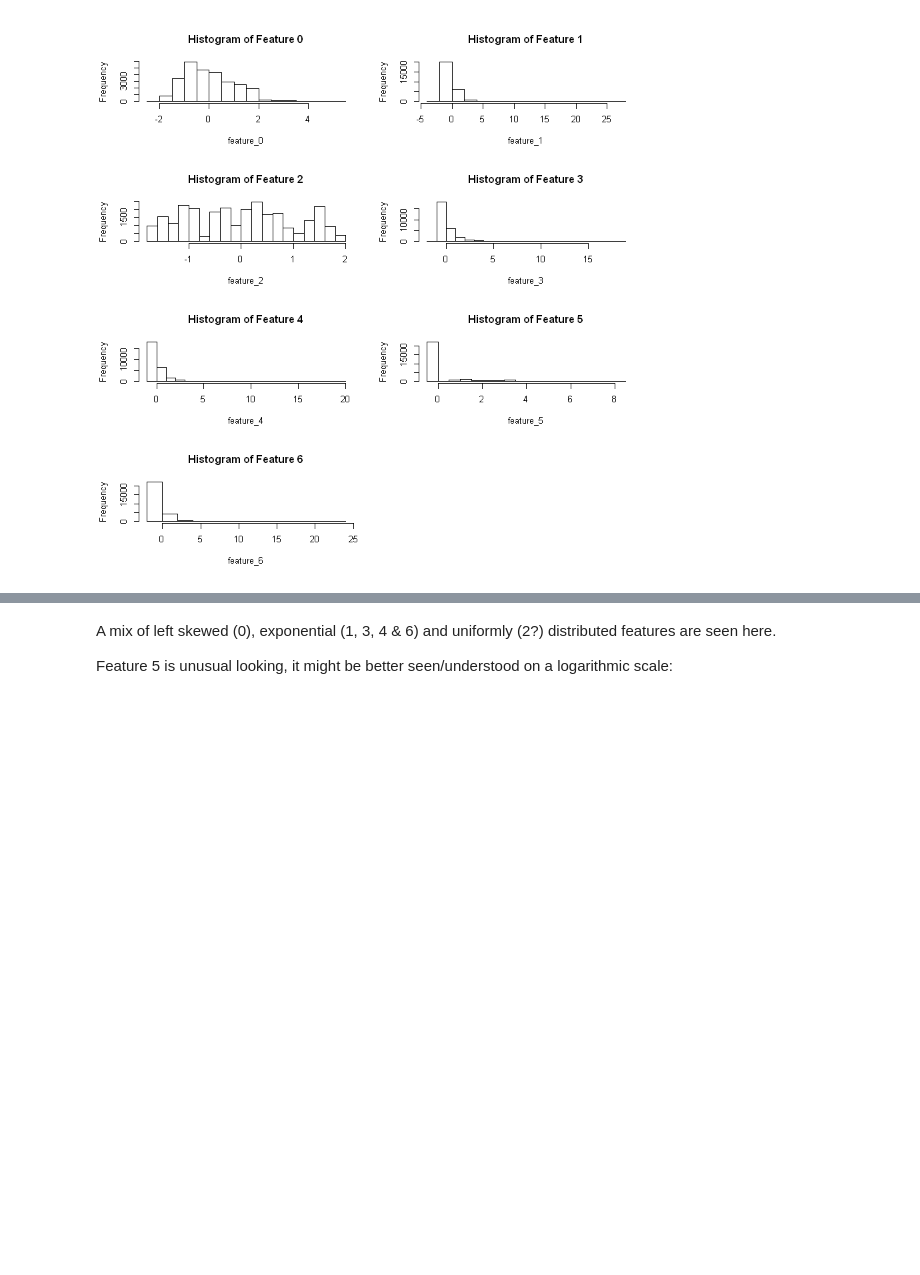
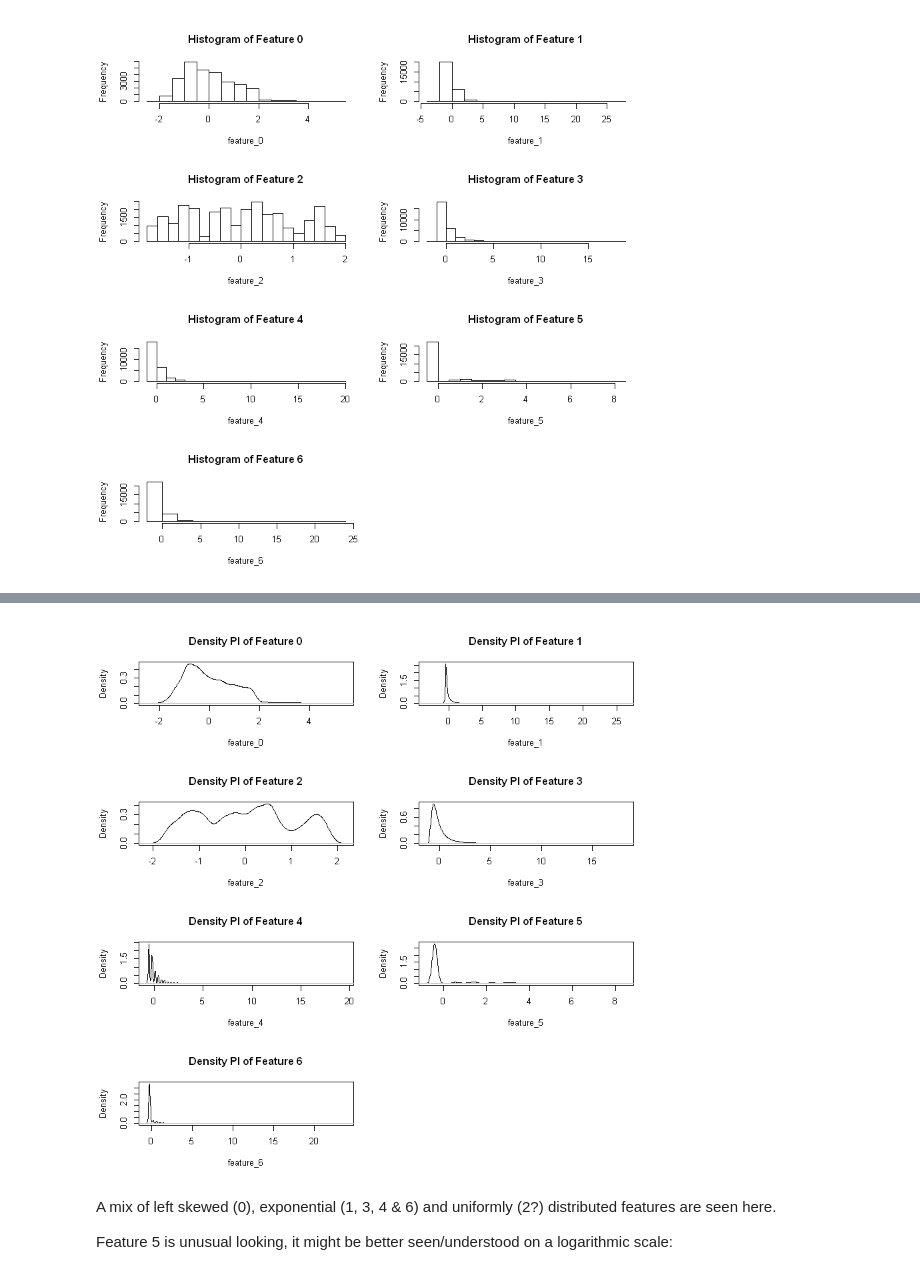
Before and after one commit to 20spaghetti/Customer-Churn-Prediction, a Jupyter notebook: Customer Churn Prediction.ipynb, the cells around one changed output, grey strips where cells are left out. Cells and saved outputs as stored; diff of their text form; code cells hidden in the pictures; blank space fills up the shorter version.

```diff
--- a/Customer Churn Prediction.ipynb
+++ b/Customer Churn Prediction.ipynb
@@ -173,3 +139,11 @@ for (i in 1:7 ) {
+# %%
+# Histogram for features 0 to 6
+par(mfrow = c(4,2))
+for (i in 1:7 ) {
+        plot(density(train[,i]), xlab = names(train[i]), main = paste("Density Pl of Feature", i-1))
+}
+# %% [output]
+[figure, added]
 # %% [markdown]
 A mix of left skewed (0), exponential (1, 3, 4 & 6) and uniformly (2?) distributed features are seen here.
 
```
Also changed, not shown: parts of 20 cells of this notebook.
